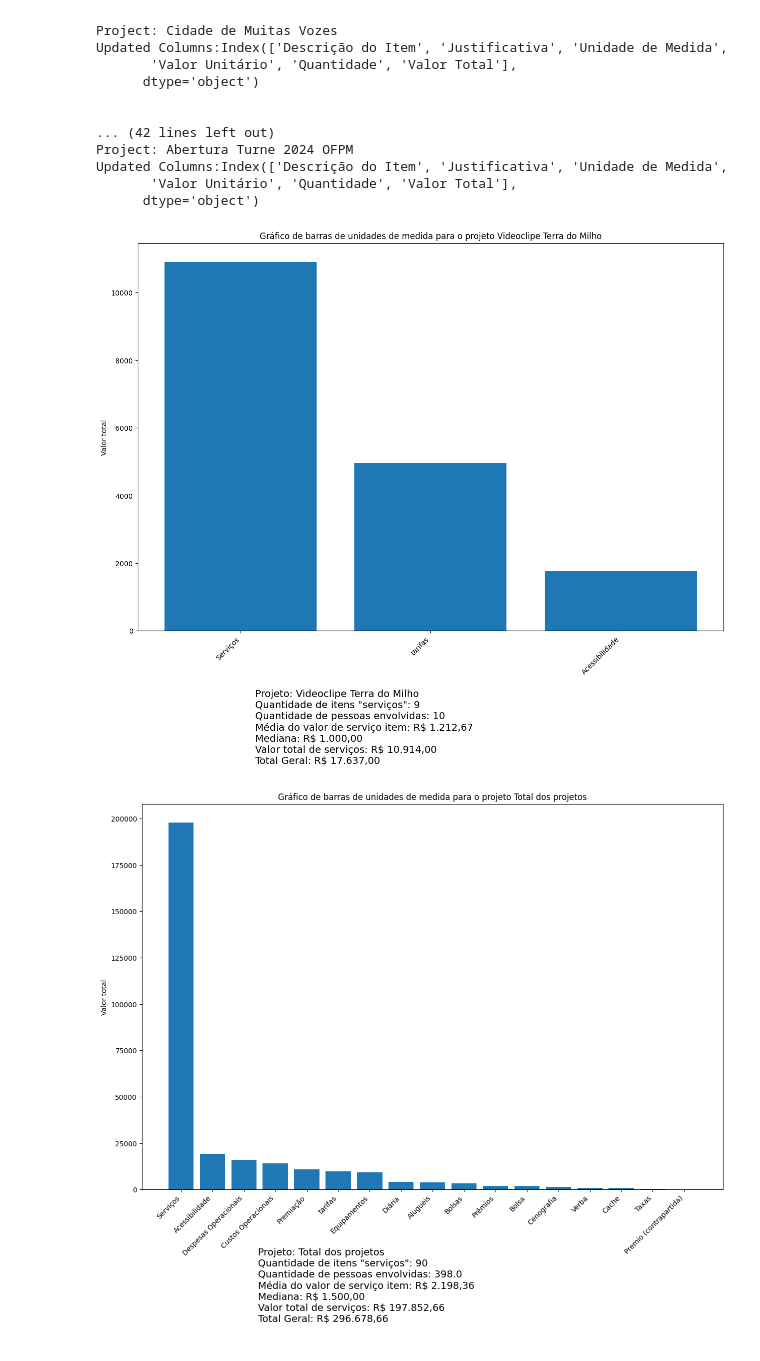
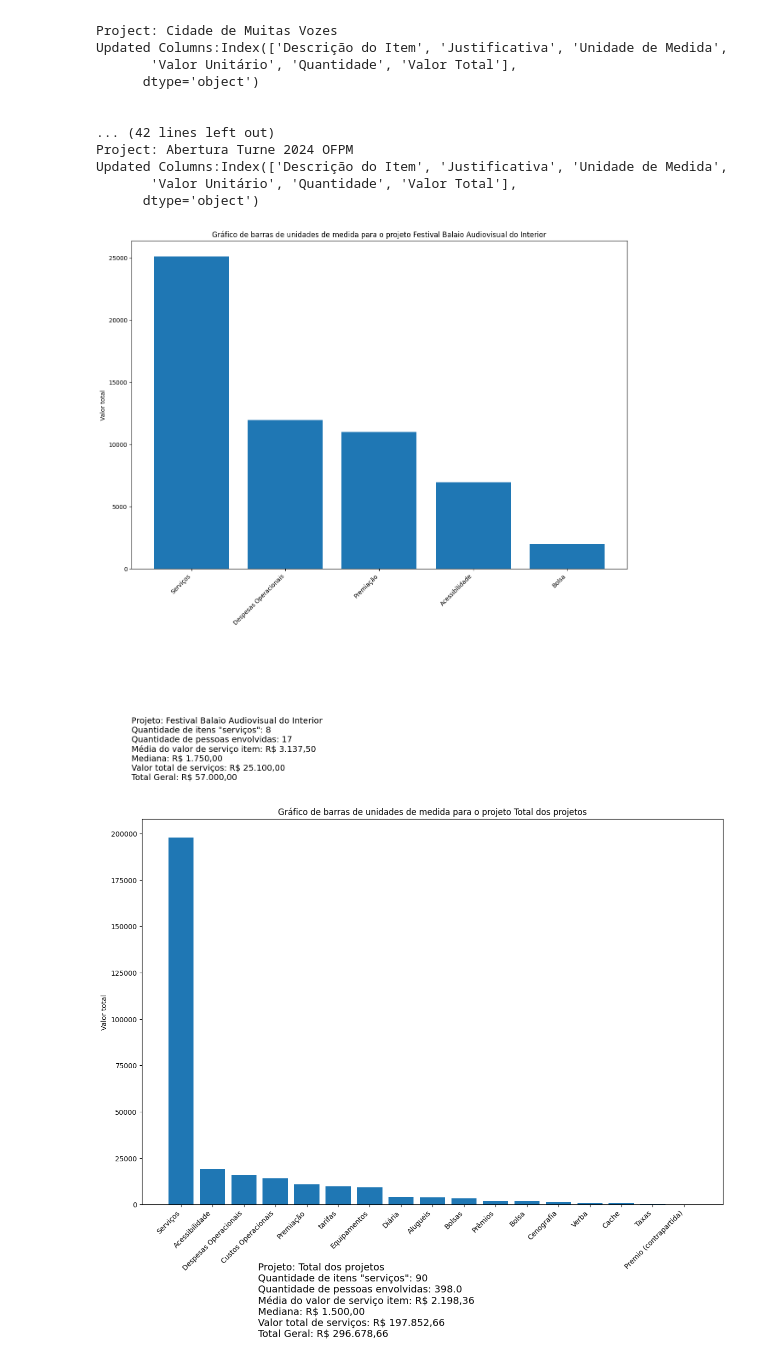
Before and after one commit to alandgmendes/analises_facilitadora, a Jupyter notebook: analise_facilitadora.ipynb, the cells around one changed output. Drawn from its saved outputs; the diff is of its cells as text; code cells hidden in the pictures.

```diff
--- a/analise_facilitadora.ipynb
+++ b/analise_facilitadora.ipynb
@@ -300,7 +300,7 @@ Updated Columns:Index(['Descrição do Item', 'Justificativa', 'Unidade de Medid
        'Valor Unitário', 'Quantidade', 'Valor Total'],
       dtype='object')
 # %%
-
+test = dataframesCommon['Festival Balaio Audiovisual do Interior']
 def generate_project_charts(df, project_name):
     df = df.iloc[:-1].copy()
 
@@ -333,36 +333,36 @@ def generate_project_charts(df, project_name):
     total_service = service_values.sum()
 
     # Calculate the overall total
     overall_total = df['Valor Total'].sum()
 
     # Plot the bar chart
     plt.figure(figsize=(15, 10))
     plt.bar(df_unit_values.index, df_unit_values.values)
 
     # Rotate x-axis labels by 45 degrees
     plt.xticks(rotation=45, ha='right')
 
     plt.title(f'Gráfico de barras de unidades de medida para o projeto {project_name}')
     plt.ylabel('Valor total')
 
     # Add information below the graph with left alignment and larger font size
-    plt.text(0.2, -0.25, f'Projeto: {project_name}\n'
+    plt.text(0.0, -0.55, f'Projeto: {project_name}\n'
                           f'Quantidade de itens "serviços": {count_service}\n'
                           f'Quantidade de pessoas envolvidas: {count_people}\n'
                           f'Média do valor de serviço item: {format_brazilian_currency(mean_service)}\n'
                           f'Mediana: {format_brazilian_currency(median_service)}\n'
                           f'Valor total de serviços: {format_brazilian_currency(total_service)}\n'
                           f'Total Geral: {format_brazilian_currency(overall_total)}',
              horizontalalignment='left', verticalalignment='center', transform=plt.gca().transAxes,
              color='black', fontsize=14)
 
     plt.show()
 
 # Example
-test.name = 'Videoclipe Terra do Milho'
+test.name = 'Festival Balaio Audiovisual do Interior'
 generate_project_charts(test, test.name)
 # %% [output]
-[figure, old version]
+[figure, new version]
 # %%
 # Assuming dataframesCommon is a dictionary of dataframes
 all_dataframes = list(dataframesCommon.values())
```
Also changed, not shown: parts of 1 cell of this notebook.
